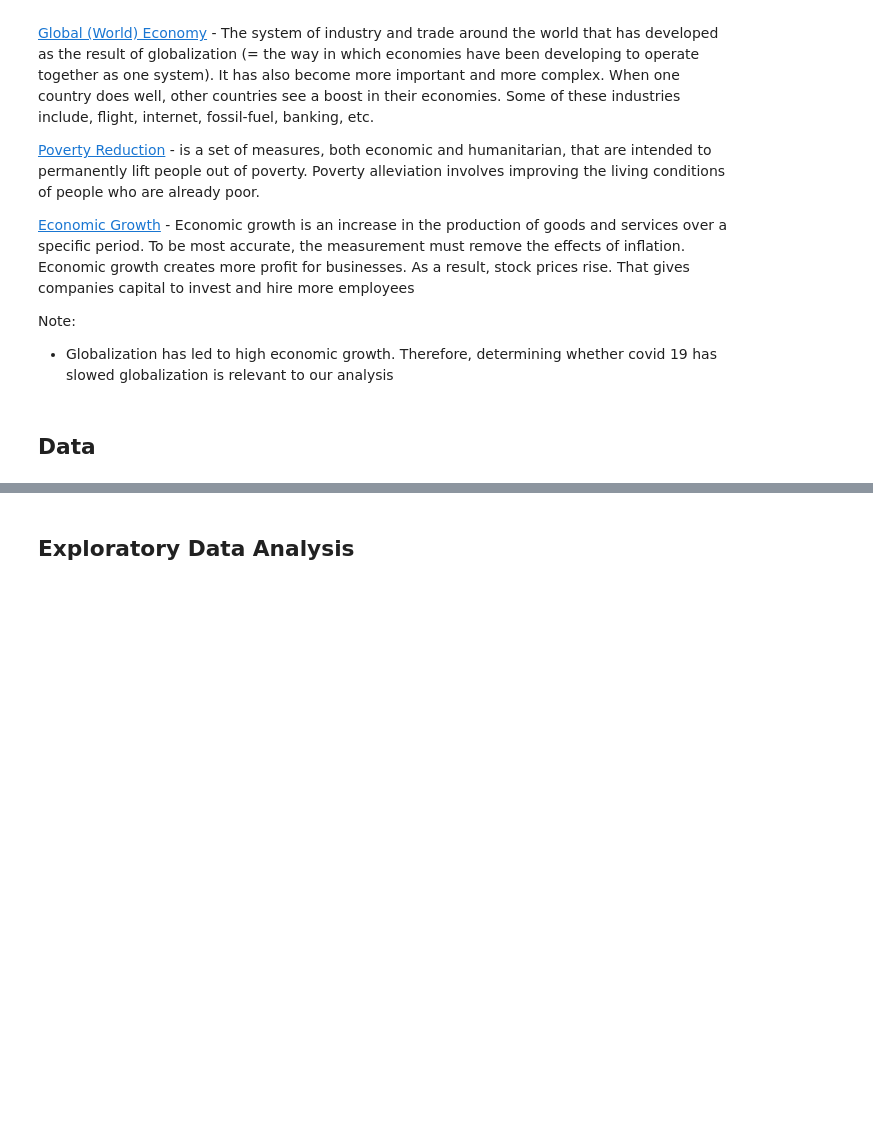
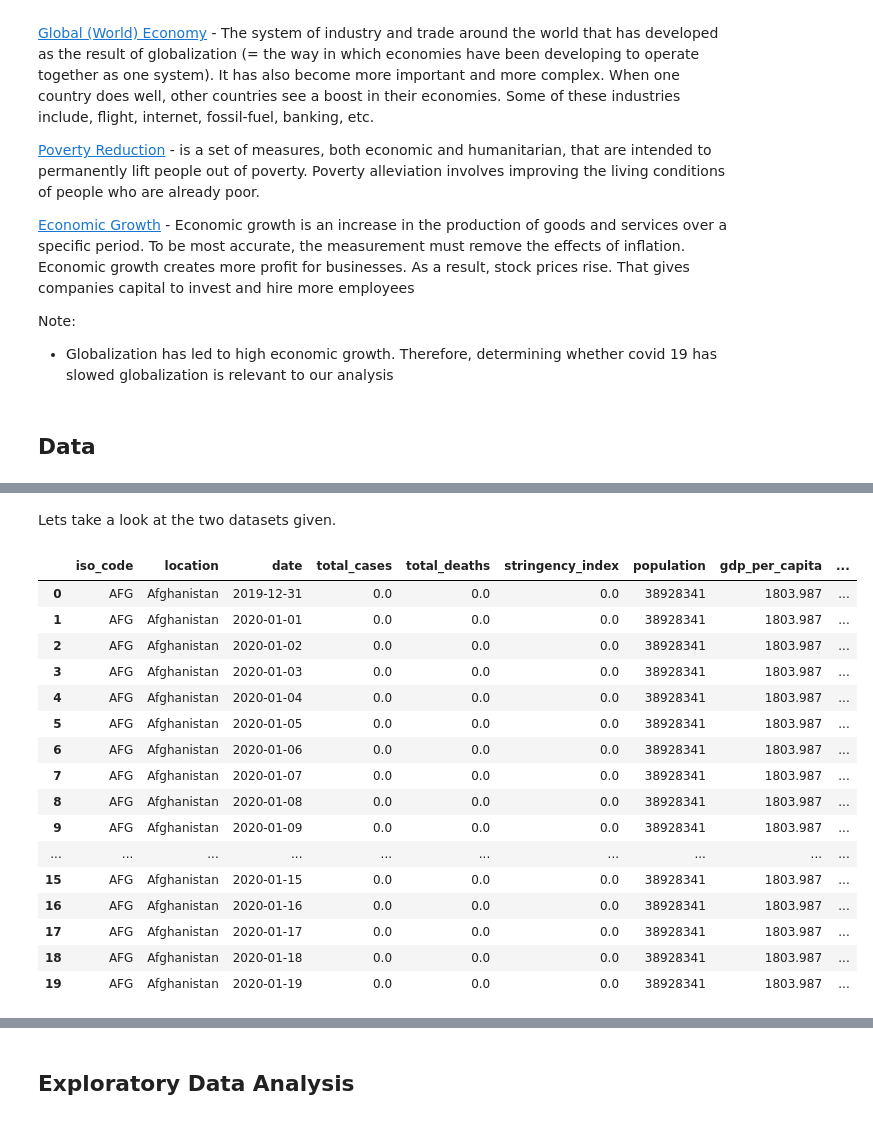
Before and after one commit to HamoyeHQ/Covid19-impact, a Jupyter notebook: covid19_impact.ipynb, the cells around one changed output, grey strips where cells are left out. Cells and saved outputs as stored; diff of their text form; code cells hidden in the pictures; blank space fills up the shorter version.

```diff
--- a/covid19_impact.ipynb
+++ b/covid19_impact.ipynb
@@ -47,0 +79,23 @@ Here is a brief description of the features available.
+# %% [markdown]
+Lets take a look at the two datasets given.
+# %%
+df_raw = pd.read_csv("data/raw_data.csv")
+df_raw.head(n=20)
+# %% [output]
+|  | iso_code | location | date | total_cases | total_deaths | stringency_index | population | gdp_per_capita | ... |
+| 0 | AFG | Afghanistan | 2019-12-31 | 0.0 | 0.0 | 0.0 | 38928341 | 1803.987 | ... |
+| 1 | AFG | Afghanistan | 2020-01-01 | 0.0 | 0.0 | 0.0 | 38928341 | 1803.987 | ... |
+| 2 | AFG | Afghanistan | 2020-01-02 | 0.0 | 0.0 | 0.0 | 38928341 | 1803.987 | ... |
+| 3 | AFG | Afghanistan | 2020-01-03 | 0.0 | 0.0 | 0.0 | 38928341 | 1803.987 | ... |
+| 4 | AFG | Afghanistan | 2020-01-04 | 0.0 | 0.0 | 0.0 | 38928341 | 1803.987 | ... |
+| 5 | AFG | Afghanistan | 2020-01-05 | 0.0 | 0.0 | 0.0 | 38928341 | 1803.987 | ... |
+| 6 | AFG | Afghanistan | 2020-01-06 | 0.0 | 0.0 | 0.0 | 38928341 | 1803.987 | ... |
+| 7 | AFG | Afghanistan | 2020-01-07 | 0.0 | 0.0 | 0.0 | 38928341 | 1803.987 | ... |
+| 8 | AFG | Afghanistan | 2020-01-08 | 0.0 | 0.0 | 0.0 | 38928341 | 1803.987 | ... |
+| 9 | AFG | Afghanistan | 2020-01-09 | 0.0 | 0.0 | 0.0 | 38928341 | 1803.987 | ... |
+| ... | ... | ... | ... | ... | ... | ... | ... | ... | ... |
+| 15 | AFG | Afghanistan | 2020-01-15 | 0.0 | 0.0 | 0.0 | 38928341 | 1803.987 | ... |
+| 16 | AFG | Afghanistan | 2020-01-16 | 0.0 | 0.0 | 0.0 | 38928341 | 1803.987 | ... |
+| 17 | AFG | Afghanistan | 2020-01-17 | 0.0 | 0.0 | 0.0 | 38928341 | 1803.987 | ... |
+| 18 | AFG | Afghanistan | 2020-01-18 | 0.0 | 0.0 | 0.0 | 38928341 | 1803.987 | ... |
+| 19 | AFG | Afghanistan | 2020-01-19 | 0.0 | 0.0 | 0.0 | 38928341 | 1803.987 | ... |
```
Also changed, not shown: parts of 27 cells of this notebook.
